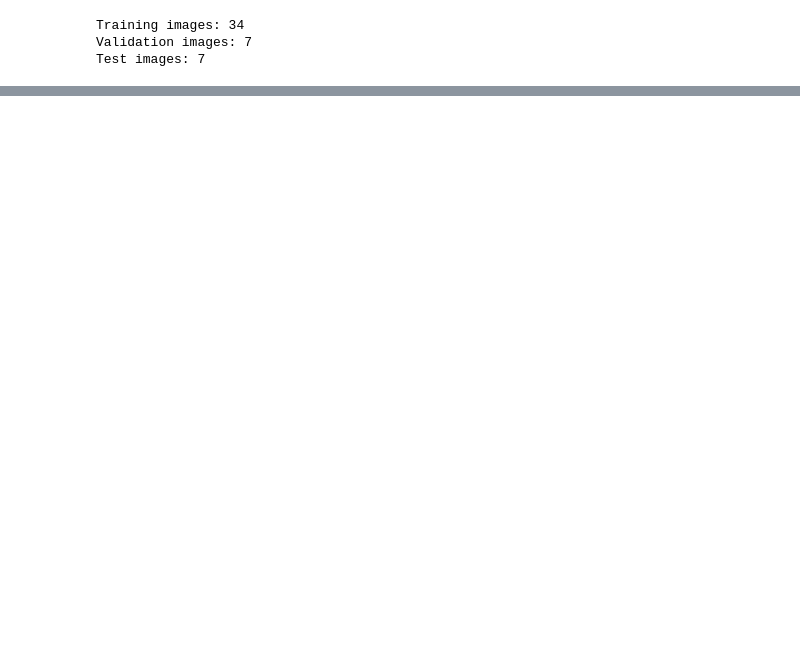
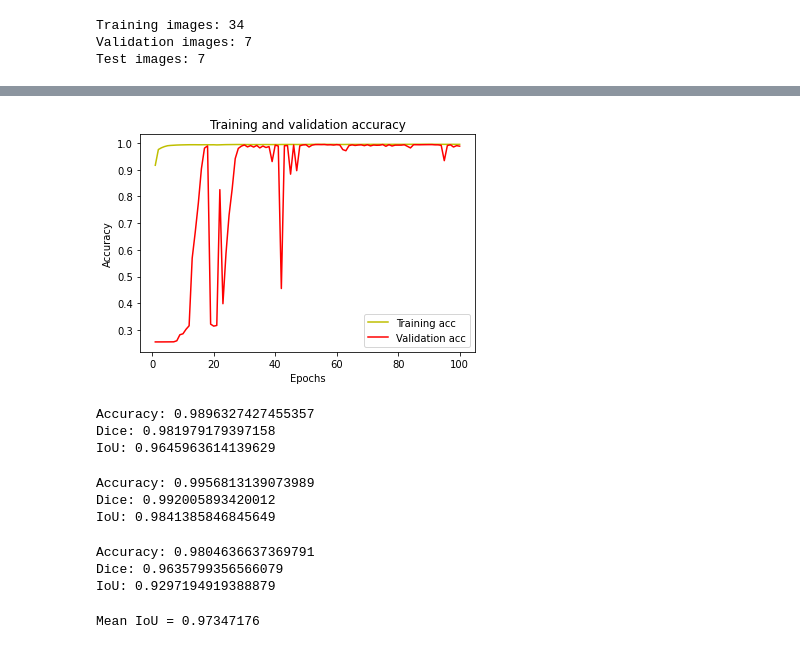
Before and after one commit to ThishenP/puzzle-piece-segmentation, a Jupyter notebook: UNET.ipynb, the cells around one changed output, grey strips where cells are left out. Cells and saved outputs as stored; diff of their text form; code cells hidden in the pictures; blank space fills up the shorter version.

```diff
--- a/UNET.ipynb
+++ b/UNET.ipynb
@@ -323,0 +386,30 @@ IoU: 0.9840105794662178
+# %%
+unet.plot_accuracy()
+# %% [output]
+[figure, added]
+# %%
+unet.evaluate_model(X_test, y_test)
+# %% [output]
+Accuracy: 0.9896327427455357
+Dice: 0.981979179397158
+IoU: 0.9645963614139629
+# %%
+unet.evaluate_model(X_train, y_train)
+# %% [output]
+Accuracy: 0.9956813139073989
+Dice: 0.992005893420012
+IoU: 0.9841385846845649
+# %%
+unet.evaluate_model(X_val, y_val)
+# %% [output]
+Accuracy: 0.9804636637369791
+Dice: 0.9635799356566079
+IoU: 0.9297194919388879
+# %%
+from tensorflow.keras.metrics import MeanIoU
+n_classes = 2
+IOU_keras = MeanIoU(num_classes=n_classes)
+IOU_keras.update_state(unet.predict_batch(X_test), y_test)
+print("Mean IoU =", IOU_keras.result().numpy())
+# %% [output]
+Mean IoU = 0.97347176
```
Also changed, not shown: parts of 53 cells of this notebook.
